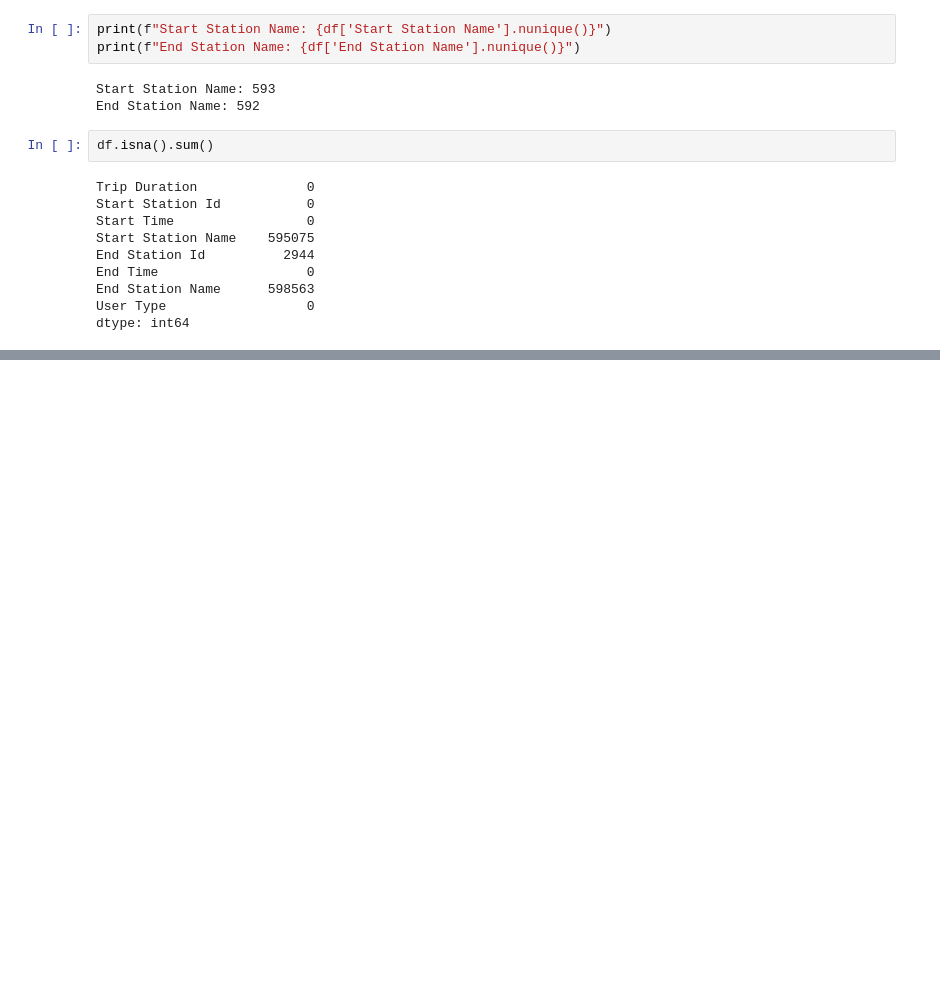
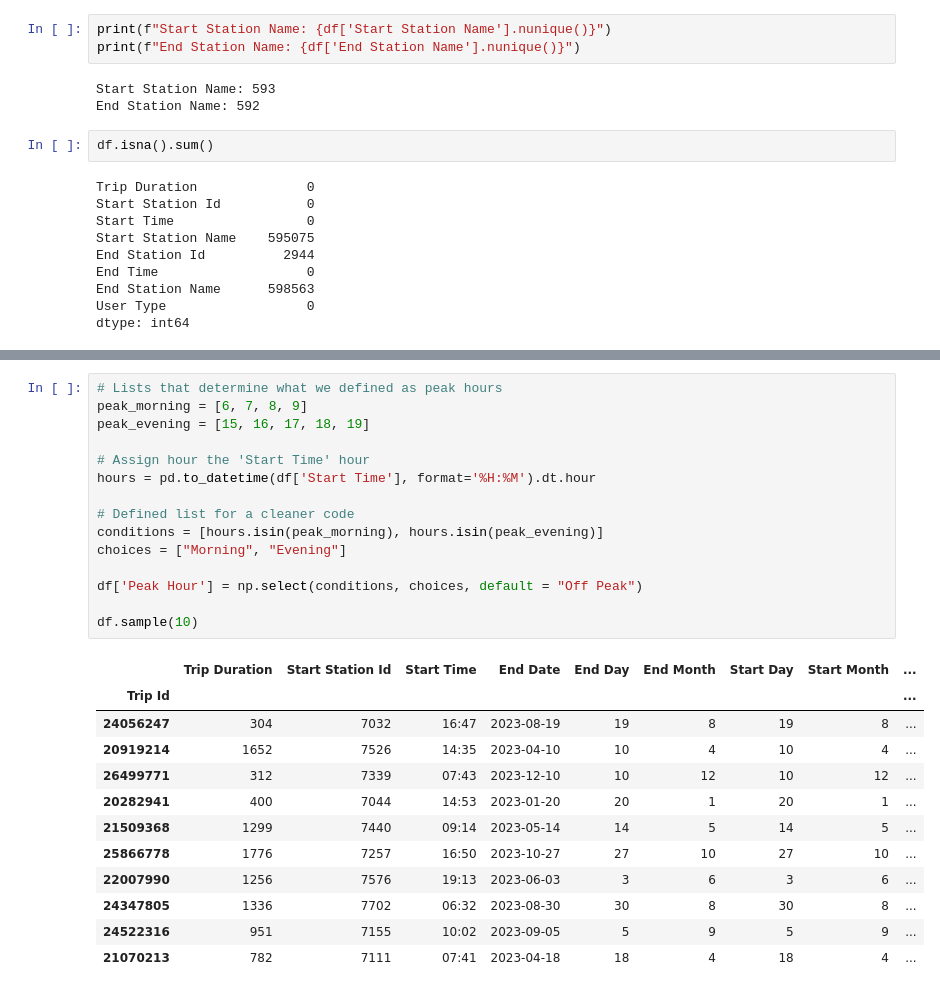
Before and after one commit to ziadharmanani/INF1340-Ridership-Analysis, a Jupyter notebook: rideshare_cleaning.ipynb, the cells around one changed output, grey strips where cells are left out. Drawn from its saved outputs; the diff is of its cells as text; blank space fills up the shorter version.

```diff
--- a/rideshare_cleaning.ipynb
+++ b/rideshare_cleaning.ipynb
@@ -178,0 +231,28 @@ df.sample(10)
+# %%
+# Lists that determine what we defined as peak hours
+peak_morning = [6, 7, 8, 9]
+peak_evening = [15, 16, 17, 18, 19]
+
+# Assign hour the 'Start Time' hour
+hours = pd.to_datetime(df['Start Time'], format='%H:%M').dt.hour
+
+# Defined list for a cleaner code
+conditions = [hours.isin(peak_morning), hours.isin(peak_evening)]
+choices = ["Morning", "Evening"]
+
+df['Peak Hour'] = np.select(conditions, choices, default = "Off Peak")
+
+df.sample(10)
+# %% [output]
+|  | Trip Duration | Start Station Id | Start Time | End Date | End Day | End Month | Start Day | Start Month | ... |
+| Trip Id |  |  |  |  |  |  |  |  | ... |
+| 24056247 | 304 | 7032 | 16:47 | 2023-08-19 | 19 | 8 | 19 | 8 | ... |
+| 20919214 | 1652 | 7526 | 14:35 | 2023-04-10 | 10 | 4 | 10 | 4 | ... |
+| 26499771 | 312 | 7339 | 07:43 | 2023-12-10 | 10 | 12 | 10 | 12 | ... |
+| 20282941 | 400 | 7044 | 14:53 | 2023-01-20 | 20 | 1 | 20 | 1 | ... |
+| 21509368 | 1299 | 7440 | 09:14 | 2023-05-14 | 14 | 5 | 14 | 5 | ... |
+| 25866778 | 1776 | 7257 | 16:50 | 2023-10-27 | 27 | 10 | 27 | 10 | ... |
+| 22007990 | 1256 | 7576 | 19:13 | 2023-06-03 | 3 | 6 | 3 | 6 | ... |
+| 24347805 | 1336 | 7702 | 06:32 | 2023-08-30 | 30 | 8 | 30 | 8 | ... |
+| 24522316 | 951 | 7155 | 10:02 | 2023-09-05 | 5 | 9 | 5 | 9 | ... |
+| 21070213 | 782 | 7111 | 07:41 | 2023-04-18 | 18 | 4 | 18 | 4 | ... |
```
Also changed, not shown: parts of 10 cells of this notebook.
